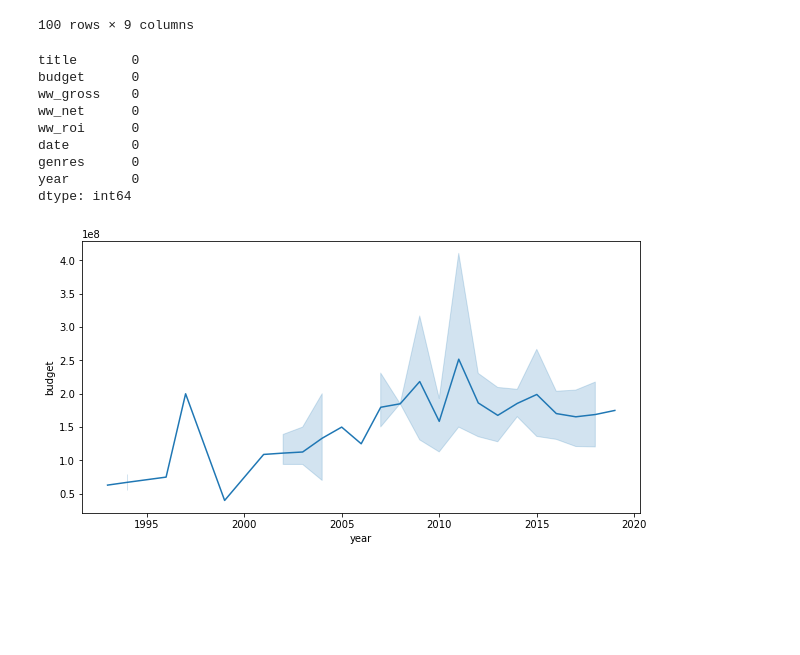
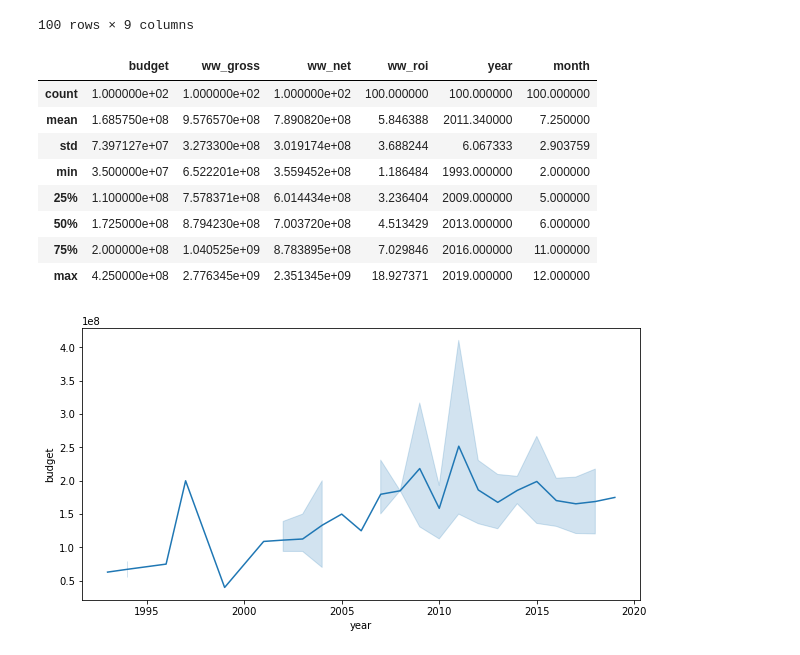
Before and after one commit to jeffreyhwatson/MS_Box_Office_Insights, a Jupyter notebook: rt_tn_workspace.ipynb, the cells around one changed output. Cells and saved outputs as stored; diff of their text form; code cells hidden in the pictures; blank space fills up the shorter version.

```diff
--- a/rt_tn_workspace.ipynb
+++ b/rt_tn_workspace.ipynb
@@ -204,18 +204,18 @@ top100_gross_films
 | 3531 | The Martian | 108000000.0 | 6.552714e+08 | 5.472714e+08 | 5.067328 | 2015-10-02 | Science Fiction & Fantasy | 2015 | 10 |
 | 1080 | Fantastic Beasts: The Crimes of G... | 200000000.0 | 6.522201e+08 | 4.522201e+08 | 2.261100 | 2018-11-16 | Action & Adventure, Kids & Family... | 2018 | 11 |
 100 rows × 9 columns
-# %%
-top100_gross_films.isna().sum()
-# %% [output]
-title       0
-budget      0
-ww_gross    0
-ww_net      0
-ww_roi      0
-date        0
-genres      0
-year        0
-dtype: int64
+# %%
+top100_gross_films.describe()
+# %% [output]
+|  | budget | ww_gross | ww_net | ww_roi | year | month |
+| count | 1.000000e+02 | 1.000000e+02 | 1.000000e+02 | 100.000000 | 100.000000 | 100.000000 |
+| mean | 1.685750e+08 | 9.576570e+08 | 7.890820e+08 | 5.846388 | 2011.340000 | 7.250000 |
+| std | 7.397127e+07 | 3.273300e+08 | 3.019174e+08 | 3.688244 | 6.067333 | 2.903759 |
+| min | 3.500000e+07 | 6.522201e+08 | 3.559452e+08 | 1.186484 | 1993.000000 | 2.000000 |
+| 25% | 1.100000e+08 | 7.578371e+08 | 6.014434e+08 | 3.236404 | 2009.000000 | 5.000000 |
+| 50% | 1.725000e+08 | 8.794230e+08 | 7.003720e+08 | 4.513429 | 2013.000000 | 6.000000 |
+| 75% | 2.000000e+08 | 1.040525e+09 | 8.783895e+08 | 7.029846 | 2016.000000 | 11.000000 |
+| max | 4.250000e+08 | 2.776345e+09 | 2.351345e+09 | 18.927371 | 2019.000000 | 12.000000 |
 # %%
 fig, ax = plt.subplots(figsize = (10, 5))
 ax = ax = sns.lineplot(x='year', y='budget', data=top100_gross_films)
```
Also changed, not shown: parts of 4 cells of this notebook.
